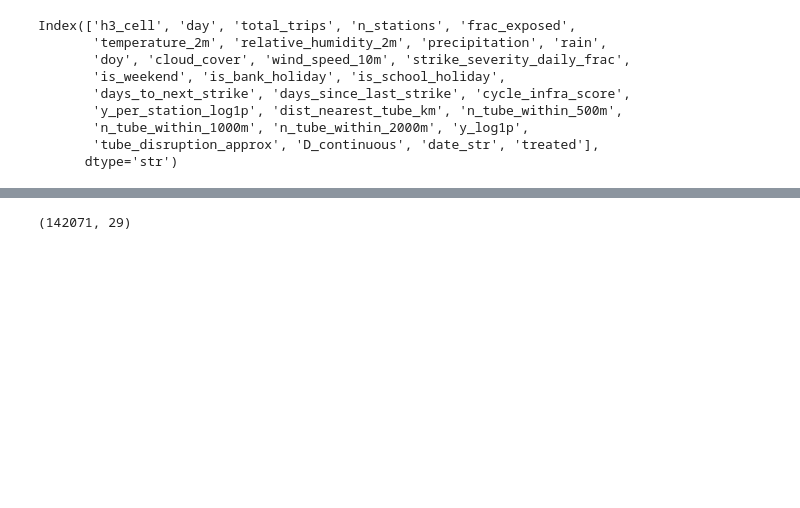
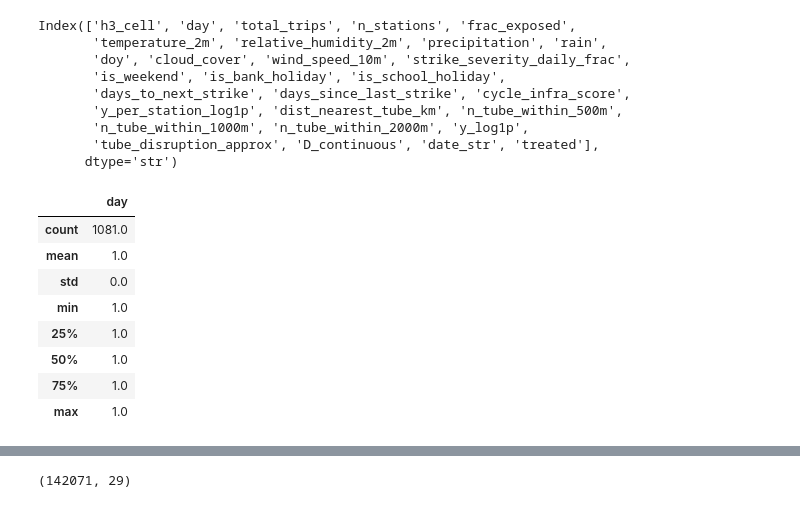
Before and after one commit to stucsk99/tfl_bike_casual, a Jupyter notebook: twfe_assumption_checks.ipynb, the cells around one changed output, grey strips where cells are left out. Drawn from its saved outputs; the diff is of its cells as text; code cells hidden in the pictures; blank space fills up the shorter version.

```diff
--- a/twfe_assumption_checks.ipynb
+++ b/twfe_assumption_checks.ipynb
@@ -25,3 +24,15 @@ Index(['h3_cell', 'day', 'total_trips', 'n_stations', 'frac_exposed',
        'n_tube_within_1000m', 'n_tube_within_2000m', 'y_log1p',
        'tube_disruption_approx', 'D_continuous', 'date_str', 'treated'],
       dtype='str')
+# %%
+df.groupby("day").agg({"day": "nunique"}).describe()
+# %% [output]
+|  | day |
+| count | 1081.0 |
+| mean | 1.0 |
+| std | 0.0 |
+| min | 1.0 |
+| 25% | 1.0 |
+| 50% | 1.0 |
+| 75% | 1.0 |
+| max | 1.0 |
```
Also changed, not shown: parts of 3 cells of this notebook, 2 other files.
